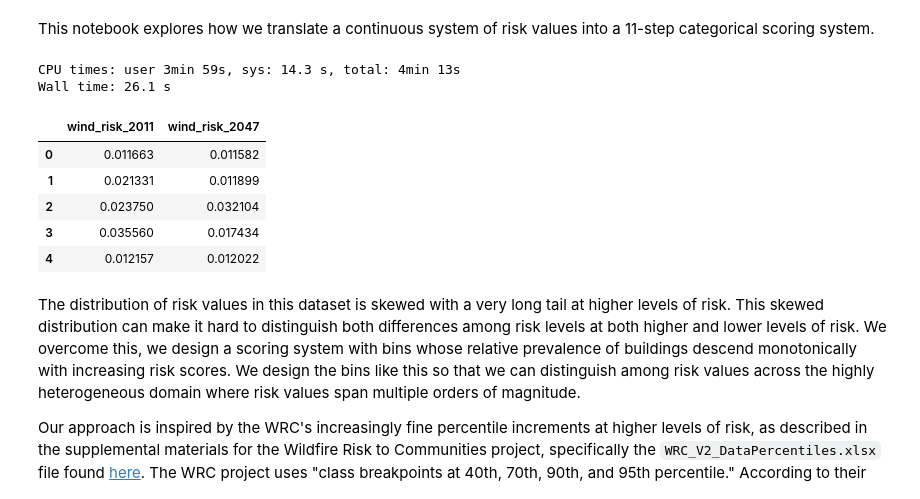
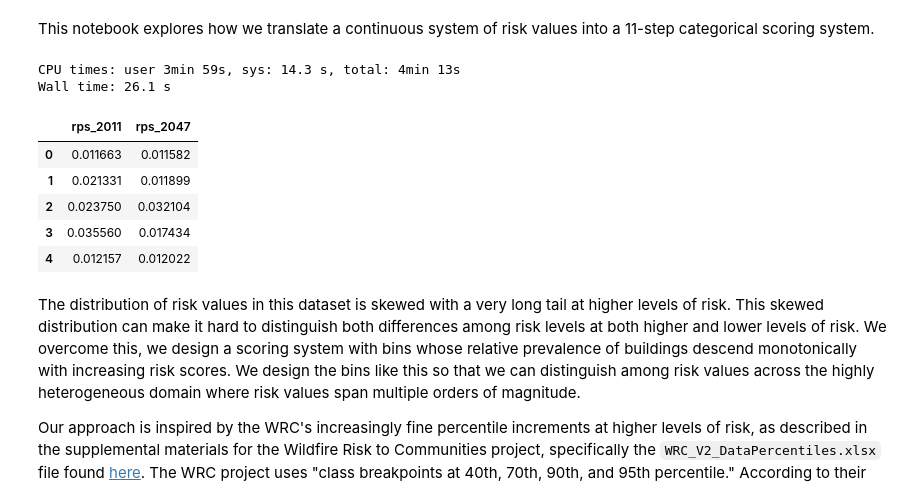
Before and after one commit to carbonplan/ocr, a Jupyter notebook: docs/methods/fire-risk/score-bins.ipynb, the cells around one changed output. Cells and saved outputs as stored; diff of their text form; code cells hidden in the pictures.

```diff
--- a/docs/methods/fire-risk/score-bins.ipynb
+++ b/docs/methods/fire-risk/score-bins.ipynb
@@ -12,20 +12,20 @@ duckdb.sql("""INSTALL SPATIAL; LOAD SPATIAL; INSTALL HTTPFS; LOAD HTTPFS""")
 # %%
 %%time
 
 version = '0.13.1'
 
 dataset_uri = f's3://carbonplan-ocr/output/fire-risk/vector/production/v{version}/geoparquet/buildings.parquet/**'
 
 df = duckdb.sql(f"""
-SELECT wind_risk_2011, wind_risk_2047
+SELECT rps_2011, rps_2047
 FROM read_parquet('{dataset_uri}', hive_partitioning = TRUE)
 """).df()
 
 df.head()
 # %% [output]
 CPU times: user 3min 59s, sys: 14.3 s, total: 4min 13s
 Wall time: 26.1 s
-|  | wind_risk_2011 | wind_risk_2047 |
+|  | rps_2011 | rps_2047 |
 | 0 | 0.011663 | 0.011582 |
 | 1 | 0.021331 | 0.011899 |
 | 2 | 0.023750 | 0.032104 |
```
Also changed, not shown: parts of 5 cells of this notebook, 19 other files.
